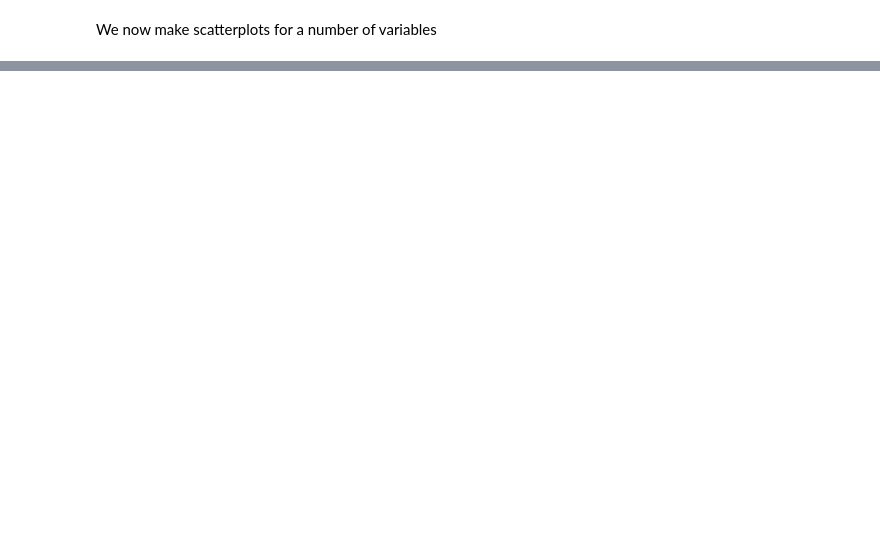
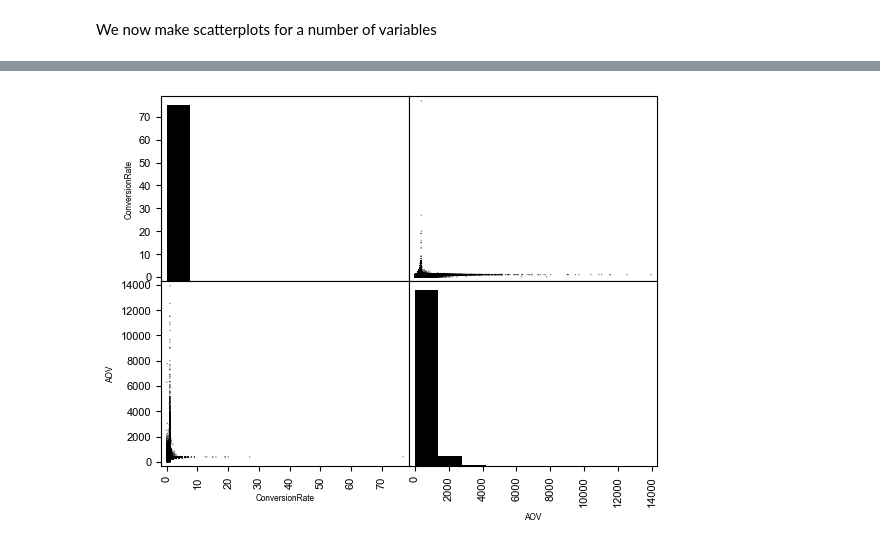
Before and after one commit to Datavizcowboy/PythonDatavizToolbox, a Jupyter notebook: Notebooks/07-Data_Analysis/02_E-Commerce_Metrics/01_Sensitivity_Analysis.ipynb, the cells around one changed output, grey strips where cells are left out. Cells and saved outputs as stored; diff of their text form; code cells hidden in the pictures; blank space fills up the shorter version.

```diff
--- a/Notebooks/07-Data_Analysis/02_E-Commerce_Metrics/01_Sensitivity_Analysis.ipynb
+++ b/Notebooks/07-Data_Analysis/02_E-Commerce_Metrics/01_Sensitivity_Analysis.ipynb
@@ -66,0 +103,4 @@ data.boxplot('Revenue', by='VisitorType', ax=ax);
+# %%
+data['AOV']=data['Revenue']/data['Orders']
+data['ConversionRate']=data['Orders']/data['Visits']
+data
@@ -66,0 +121,12 @@ data.boxplot('Revenue', by='VisitorType', ax=ax);
+# %%
+pl.rcParams['font.family'] = "Arial"
+pl.rcParams['font.size'] = "6"
+fig, ax = pl.subplots(2,3,figsize=(10, 10))
+fig.tight_layout()
+fig.subplots_adjust(hspace=0.2)
+data.boxplot('ConversionRate', by='TrafficSourceType', ax=ax[0,0], showfliers=False);
+data.boxplot('ConversionRate', by='VisitorType', ax=ax[0,1], showfliers=False);
+data.boxplot('ConversionRate', by='Device', ax=ax[0,2], showfliers=False);
+data.boxplot('AOV', by='TrafficSourceType', ax=ax[1,0], showfliers=False);
+data.boxplot('AOV', by='VisitorType', ax=ax[1,1], showfliers=False);
+data.boxplot('AOV', by='Device', ax=ax[1,2], showfliers=False);
@@ -66,0 +135,4 @@ data.boxplot('Revenue', by='VisitorType', ax=ax);
+# %%
+pd.plotting.scatter_matrix(data[['ConversionRate', 'AOV']],s=4,c='k',hist_kwds={'color':['black']});
+# %% [output]
+[figure, added]
```
Also changed, not shown: parts of 8 cells of this notebook, 1 other file.
